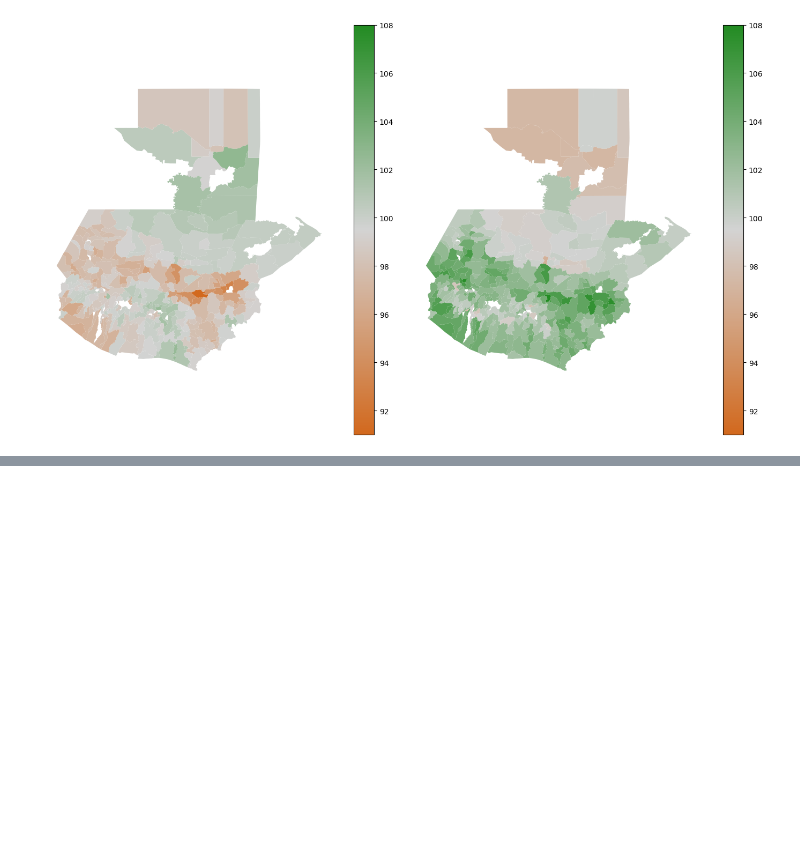
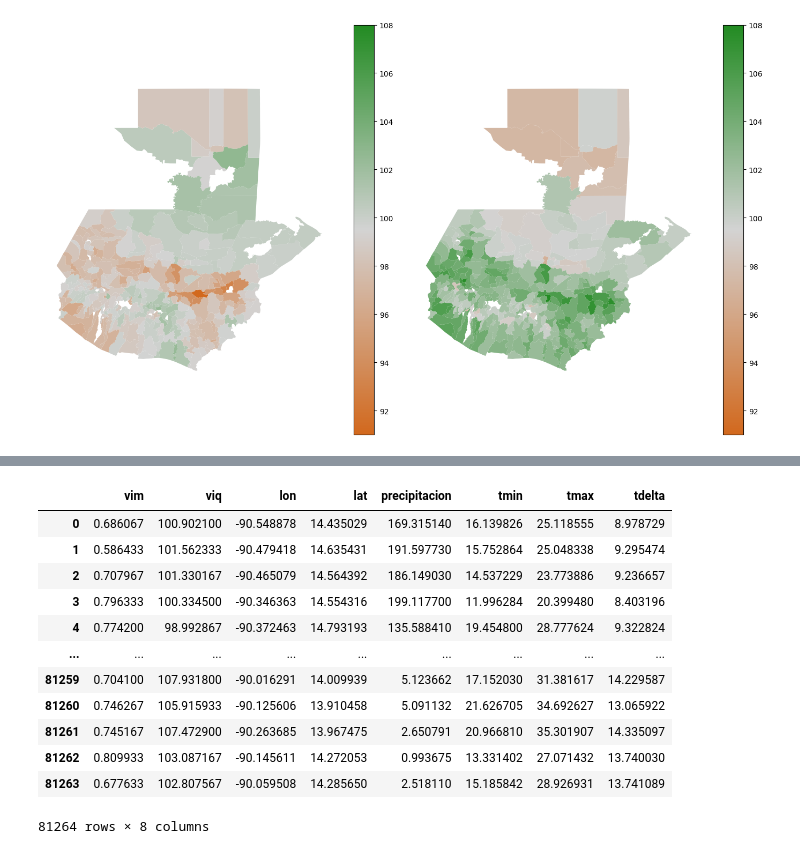
Before and after one commit to ManuelAlejandroMartinezFlores/ProyectoMineria, a Jupyter notebook: eda.ipynb, the cells around one changed output, grey strips where cells are left out. Saved outputs shown, nothing was run; the diff lists cells and outputs as text; code cells hidden in the pictures; blank space fills up the shorter version.

```diff
--- a/eda.ipynb
+++ b/eda.ipynb
@@ -363,0 +375,18 @@ plt.tight_layout()
+# %%
+df_cluster = df.drop(['anio',"mes","ADM2_PCODE","departamento","municipio","n_pixels","date"], axis=1 )
+
+df_cluster
+# %% [output]
+|  | vim | viq | lon | lat | precipitacion | tmin | tmax | tdelta |
+| 0 | 0.686067 | 100.902100 | -90.548878 | 14.435029 | 169.315140 | 16.139826 | 25.118555 | 8.978729 |
+| 1 | 0.586433 | 101.562333 | -90.479418 | 14.635431 | 191.597730 | 15.752864 | 25.048338 | 9.295474 |
+| 2 | 0.707967 | 101.330167 | -90.465079 | 14.564392 | 186.149030 | 14.537229 | 23.773886 | 9.236657 |
+| 3 | 0.796333 | 100.334500 | -90.346363 | 14.554316 | 199.117700 | 11.996284 | 20.399480 | 8.403196 |
+| 4 | 0.774200 | 98.992867 | -90.372463 | 14.793193 | 135.588410 | 19.454800 | 28.777624 | 9.322824 |
+| ... | ... | ... | ... | ... | ... | ... | ... | ... |
+| 81259 | 0.704100 | 107.931800 | -90.016291 | 14.009939 | 5.123662 | 17.152030 | 31.381617 | 14.229587 |
+| 81260 | 0.746267 | 105.915933 | -90.125606 | 13.910458 | 5.091132 | 21.626705 | 34.692627 | 13.065922 |
+| 81261 | 0.745167 | 107.472900 | -90.263685 | 13.967475 | 2.650791 | 20.966810 | 35.301907 | 14.335097 |
+| 81262 | 0.809933 | 103.087167 | -90.145611 | 14.272053 | 0.993675 | 13.331402 | 27.071432 | 13.740030 |
+| 81263 | 0.677633 | 102.807567 | -90.059508 | 14.285650 | 2.518110 | 15.185842 | 28.926931 | 13.741089 |
+81264 rows × 8 columns
```
Also changed, not shown: parts of 19 cells of this notebook, 1 other file.
